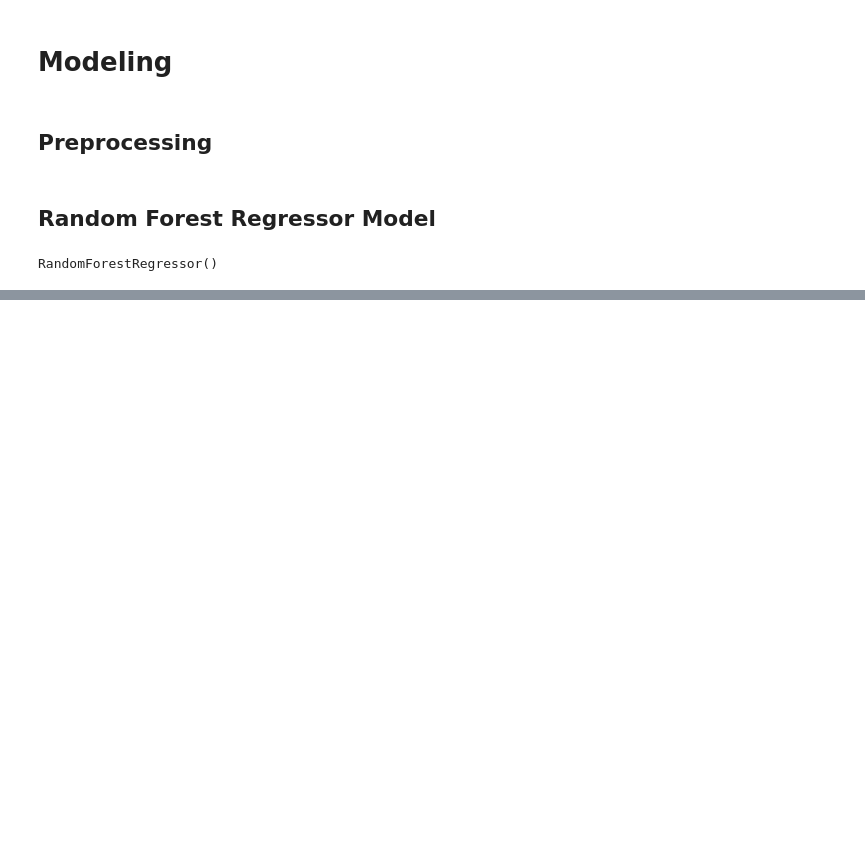
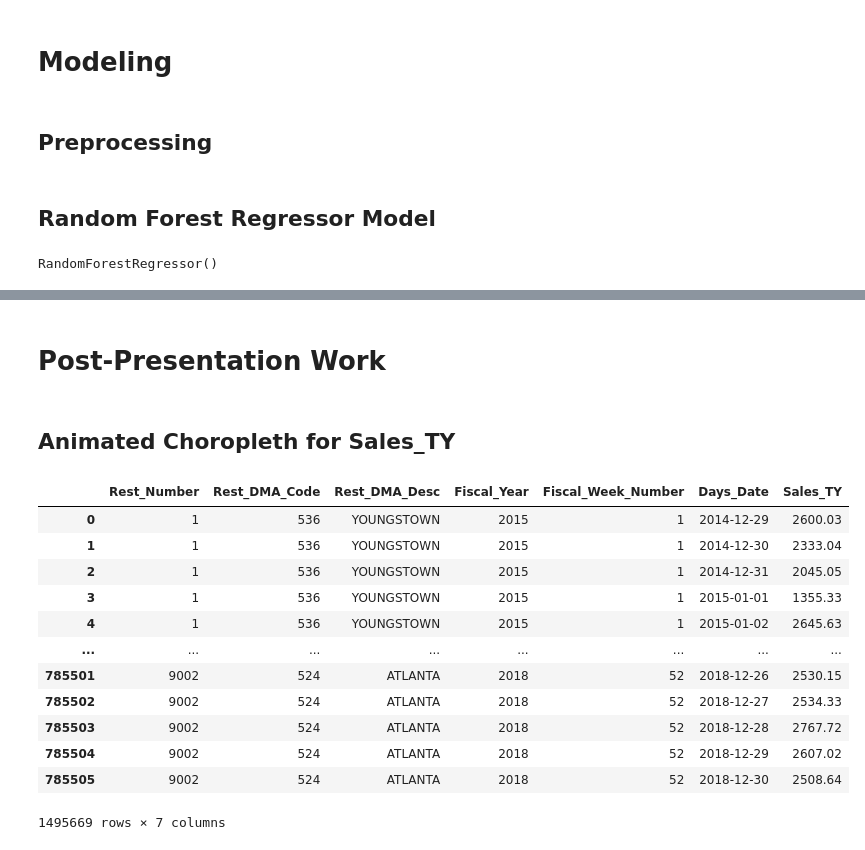
Before and after one commit to will4865/Inspire-Brands-Case-Study, a Jupyter notebook: technical-case-study.ipynb, the cells around one changed output, grey strips where cells are left out. Cells and saved outputs as stored; diff of their text form; code cells hidden in the pictures; blank space fills up the shorter version.

```diff
--- a/technical-case-study.ipynb
+++ b/technical-case-study.ipynb
@@ -875,0 +903,20 @@ round(np.sum(predictions_df['weekly_predictions']),2)
+# %% [markdown]
+# Post-Presentation Work
+# %% [markdown]
+## Animated Choropleth for Sales_TY
+# %%
+arg_sales
+# %% [output]
+|  | Rest_Number | Rest_DMA_Code | Rest_DMA_Desc | Fiscal_Year | Fiscal_Week_Number | Days_Date | Sales_TY |
+| 0 | 1 | 536 | YOUNGSTOWN | 2015 | 1 | 2014-12-29 | 2600.03 |
+| 1 | 1 | 536 | YOUNGSTOWN | 2015 | 1 | 2014-12-30 | 2333.04 |
+| 2 | 1 | 536 | YOUNGSTOWN | 2015 | 1 | 2014-12-31 | 2045.05 |
+| 3 | 1 | 536 | YOUNGSTOWN | 2015 | 1 | 2015-01-01 | 1355.33 |
+| 4 | 1 | 536 | YOUNGSTOWN | 2015 | 1 | 2015-01-02 | 2645.63 |
+| ... | ... | ... | ... | ... | ... | ... | ... |
+| 785501 | 9002 | 524 | ATLANTA | 2018 | 52 | 2018-12-26 | 2530.15 |
+| 785502 | 9002 | 524 | ATLANTA | 2018 | 52 | 2018-12-27 | 2534.33 |
+| 785503 | 9002 | 524 | ATLANTA | 2018 | 52 | 2018-12-28 | 2767.72 |
+| 785504 | 9002 | 524 | ATLANTA | 2018 | 52 | 2018-12-29 | 2607.02 |
+| 785505 | 9002 | 524 | ATLANTA | 2018 | 52 | 2018-12-30 | 2508.64 |
+1495669 rows × 7 columns
```
Also changed, not shown: parts of 40 cells of this notebook.
